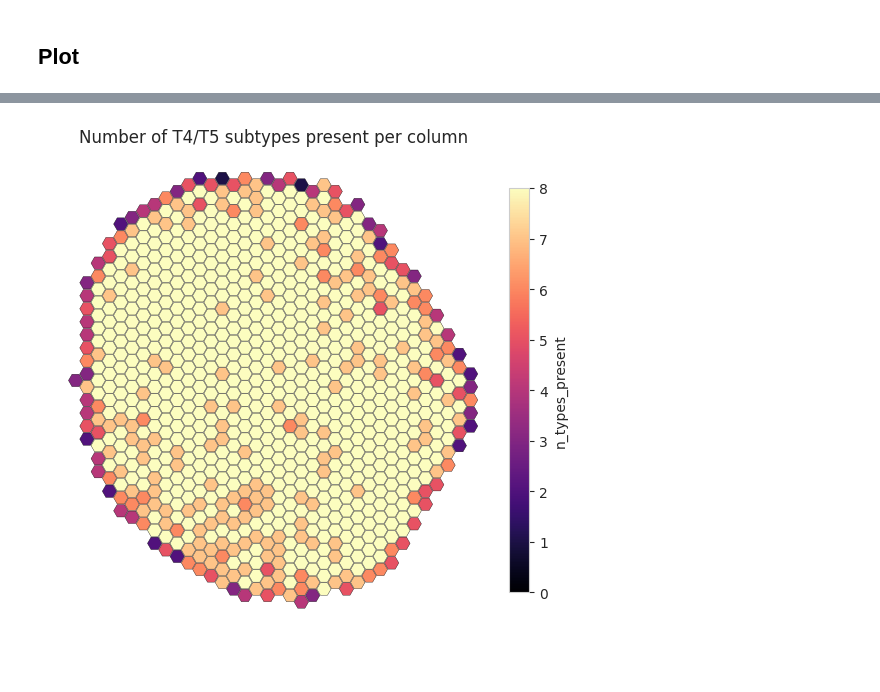
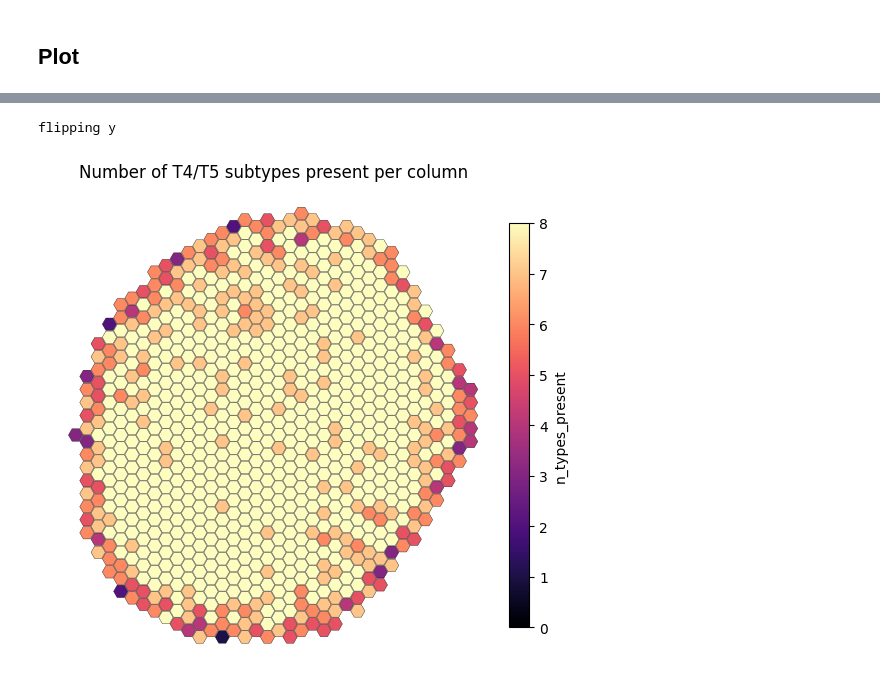
Before and after one commit to Fitzgerald-Lab-NU/connectome_analysis, a Jupyter notebook: T4_T5_cols.ipynb, the cells around one changed output, grey strips where cells are left out. Saved outputs shown, nothing was run; the diff lists cells and outputs as text; code cells hidden in the pictures.

```diff
--- a/T4_T5_cols.ipynb
+++ b/T4_T5_cols.ipynb
@@ -317,8 +626,8 @@ def assign_home_col_from_inputs(
 # %%
-T4_cols = assign_home_col_from_inputs(
-    col_nodes=columnar_nodes,
-    nodes_df=nodes_df,
-    edgelist=edgelist,
-    input_types=("Mi1",),
-    post_types=("T4a", "T4b", "T4c", "T4d"),
-)
+# T4_cols = assign_home_col_from_inputs(
+#     col_nodes=columnar_nodes,
+#     nodes_df=nodes_df,
+#     edgelist=edgelist,
+#     input_types=("Mi1",),
+#     post_types=("T4a", "T4b", "T4c", "T4d"),
+# )
@@ -346,10 +650,10 @@ T4_cols
 # %%
-T5_cols = assign_home_col_from_inputs(
-    col_nodes=columnar_nodes,
-    nodes_df=nodes_df,
-    edgelist=edgelist,
-    input_types=("Tm2", "Tm1"),
-    post_types=("T5a", "T5b", "T5c", "T5d"),
-)
+# T5_cols = assign_home_col_from_inputs(
+#     col_nodes=columnar_nodes,
+#     nodes_df=nodes_df,
+#     edgelist=edgelist,
+#     input_types=("Tm2", "Tm1"),
+#     post_types=("T5a", "T5b", "T5c", "T5d"),
+# )
 T5_cols.head()
 # %% [output]
@@ -500,6 +770,7 @@ def plot_n_subtypes_per_column(
     vmax=8,
     title="T4/T5 subtype coverage per column",
     label_cols=False,
+    mirror_y = True,
     ax=None,
 ):
     df = column_summary.copy()
@@ -516,6 +787,9 @@ def plot_n_subtypes_per_column(
     df["x_plot"] = x
     df["y_plot"] = y
 
+    if mirror_y:
+        print("flipping y")
+        df["y_plot"] = -df["y_plot"]
     if ax is None:
         fig, ax = plt.subplots(figsize=(6, 6))
     else:
@@ -563,34 +837,36 @@ def plot_n_subtypes_per_column(
             )
 
     ax.set_aspect("equal")
     ax.autoscale_view()
     ax.axis("off")
     ax.set_title(title)
 
     cbar = fig.colorbar(
         collection,
         ax=ax,
         shrink=0.75,
         pad=0.02,
     )
     cbar.set_label(value_col)
     cbar.set_ticks(np.arange(vmin, vmax + 1))
 
     return fig, ax
 fig, ax = plt.subplots(figsize=(7, 7))
 fig, _ = plot_n_subtypes_per_column(
     column_summary,
     value_col="n_types_present",
     cmap="magma",
     vmin=0,
     vmax=8,
     title="Number of T4/T5 subtypes present per column",
     label_cols=False,
+    mirror_y=True,
     ax=ax,
 )
 plt.show()
 # %% [output]
+flipping y
-[figure, old version]
+[figure, new version]
 # %%
 column_summary["perfect_8_int"] = column_summary["perfect_8"].astype(int)
 
```
Also changed, not shown: parts of 11 cells of this notebook.
